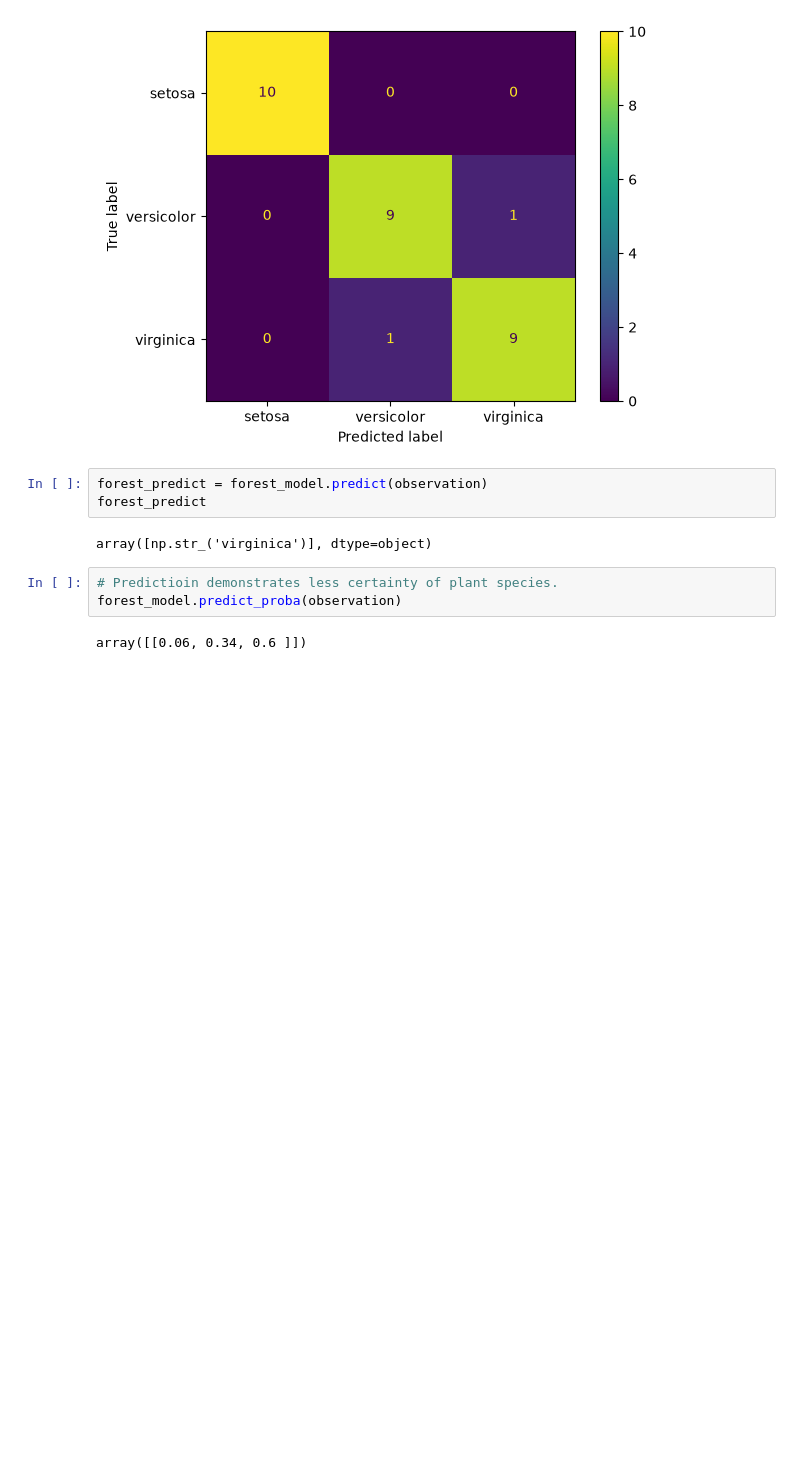
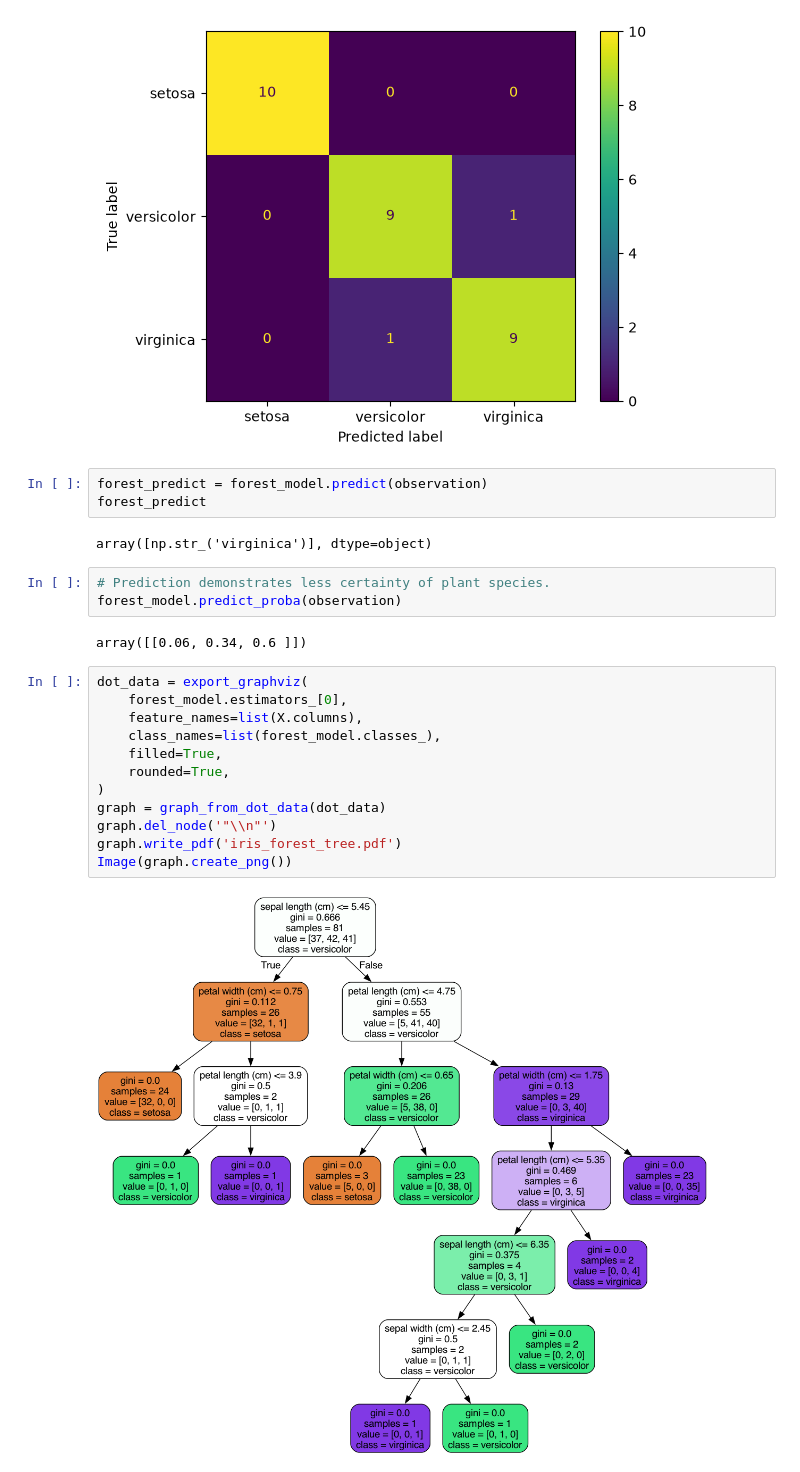
Before and after one commit to Ri-Dearg/aiml-labs, a Jupyter notebook: lab4a_4b.ipynb, the cells around one changed output. Cells and saved outputs as stored; diff of their text form; blank space fills up the shorter version.

Commit message:
feat: ✨ add random forest viz

```diff
--- a/lab4a_4b.ipynb
+++ b/lab4a_4b.ipynb
@@ -294,7 +300,21 @@ forest_predict
 # %% [output]
 array([np.str_('virginica')], dtype=object)
 # %%
-# Predictioin demonstrates less certainty of plant species.
+# Prediction demonstrates less certainty of plant species.
 forest_model.predict_proba(observation)
 # %% [output]
 array([[0.06, 0.34, 0.6 ]])
+# %%
+dot_data = export_graphviz(
+    forest_model.estimators_[0],
+    feature_names=list(X.columns),
+    class_names=list(forest_model.classes_),
+    filled=True,
+    rounded=True,
+)
+graph = graph_from_dot_data(dot_data)
+graph.del_node('"\\n"')
+graph.write_pdf('iris_forest_tree.pdf')
+Image(graph.create_png())
+# %% [output]
+[figure, added]
```
Also changed, not shown: parts of 4 cells of this notebook.
